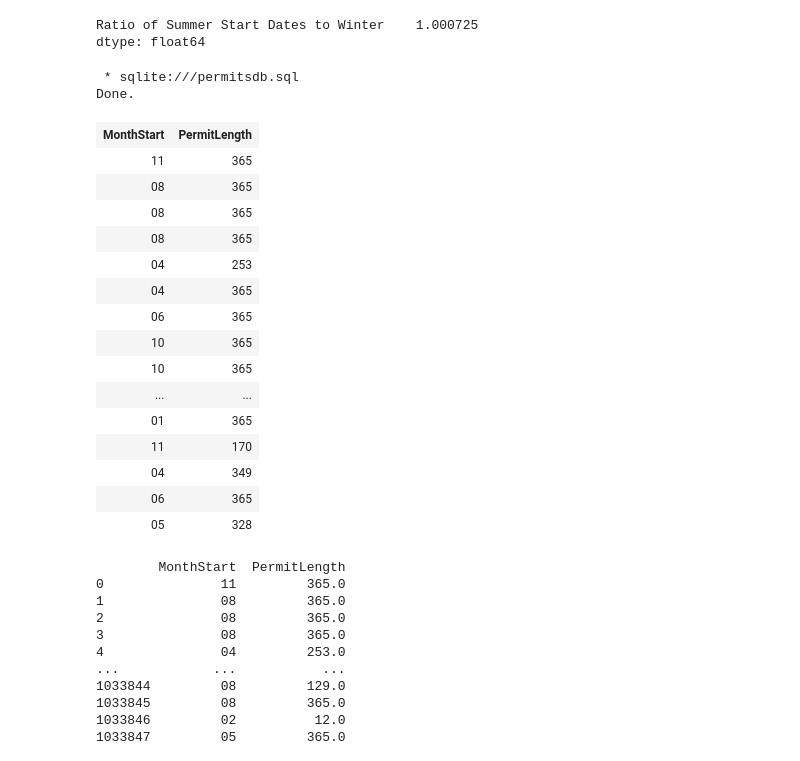
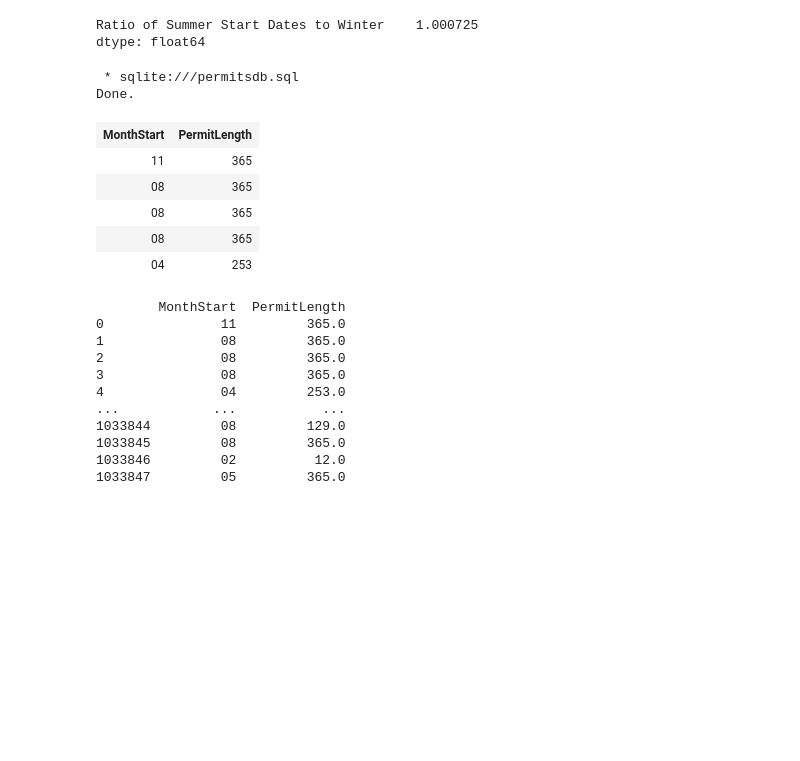
Before and after one commit to dray89/SQL, a Jupyter notebook: Proj_DataAnalysis_In_SQLlite.ipynb, the cells around one changed output. Drawn from its saved outputs; the diff is of its cells as text; code cells hidden in the pictures; blank space fills up the shorter version.

```diff
--- a/Proj_DataAnalysis_In_SQLlite.ipynb
+++ b/Proj_DataAnalysis_In_SQLlite.ipynb
@@ -467,29 +366,19 @@ dtype: float64
 # %%
 %%sql
 
 SELECT strftime('%m', "Job Start Date") AS MonthStart, CAST((julianday("Expiration Date") - julianday("Issuance Date")) AS integer) AS PermitLength
 FROM permits
 WHERE permits."Job Start Date" BETWEEN '1990-01-01 00:00:00.000' AND '2012-12-31 23:59:59.998'
-LIMIT 20;
+LIMIT 5;
 # %% [output]
  * sqlite:///permitsdb.sql
 Done.
 | MonthStart | PermitLength |
 | 11 | 365 |
 | 08 | 365 |
 | 08 | 365 |
 | 08 | 365 |
 | 04 | 253 |
-| 04 | 365 |
-| 06 | 365 |
-| 10 | 365 |
-| 10 | 365 |
-| ... | ... |
-| 01 | 365 |
-| 11 | 170 |
-| 04 | 349 |
-| 06 | 365 |
-| 05 | 328 |
 # %%
 sql_query = '''SELECT strftime('%m', "Job Start Date") AS MonthStart, CAST((julianday("Expiration Date") - julianday("Issuance Date")) AS integer) AS PermitLength
 FROM permits
```
Also changed, not shown: parts of 11 cells of this notebook.
